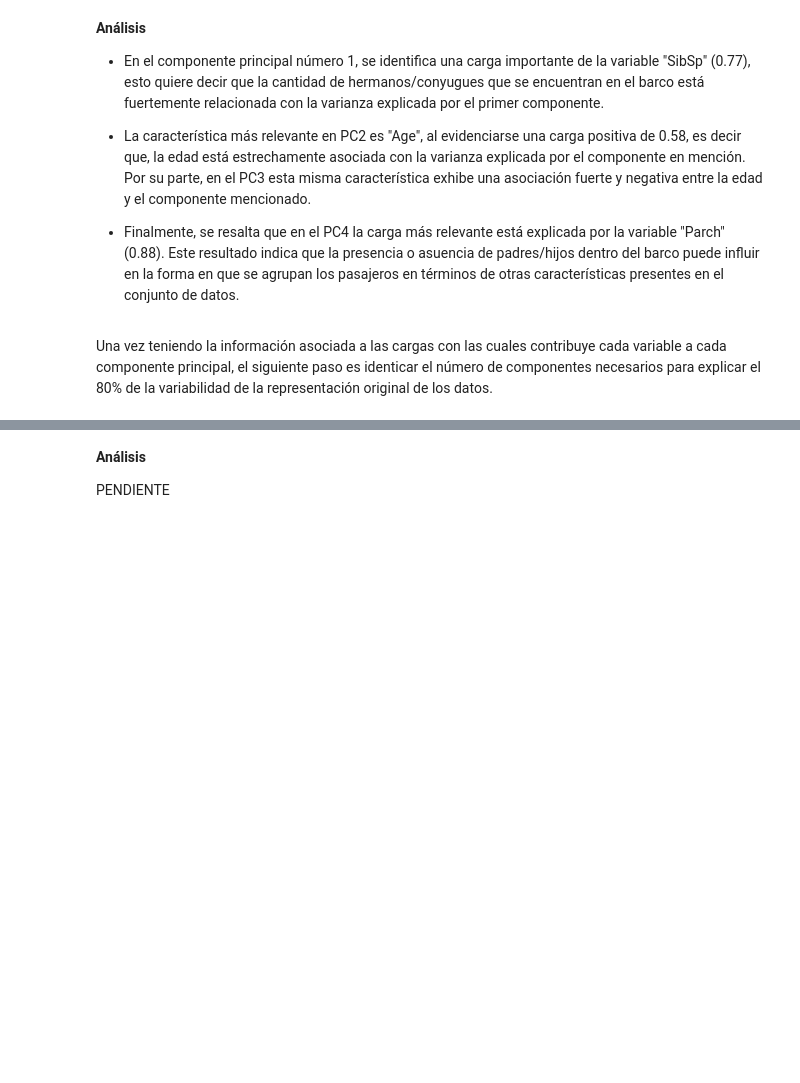
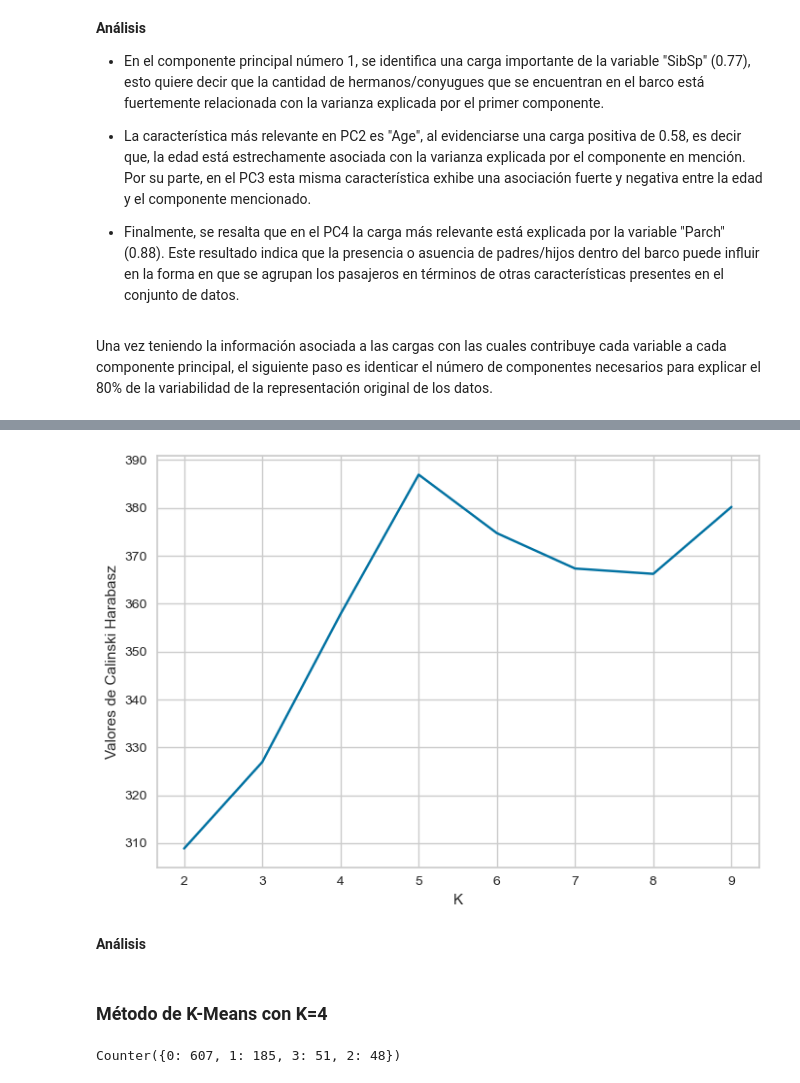
Before and after one commit to Daniel1martinez2/titanic-model-classification, a Jupyter notebook: PCA & K Means/main.ipynb, the cells around one changed output, grey strips where cells are left out. Cells and saved outputs as stored; diff of their text form; code cells hidden in the pictures; blank space fills up the shorter version.

```diff
--- a/PCA & K Means/main.ipynb
+++ b/PCA & K Means/main.ipynb
@@ -183,4 +370,18 @@ biplot(df_proyected, pca.components_, 0, 1, df_train_PCA_Norm.columns)
+# %%
+CHs = []
+for i in range(2,10) :
+    km = KMeans(n_clusters=i, random_state=0)
+    km.fit(df_pca)
+    CH = calinski_harabasz_score(df_pca, km.labels_)
+    CHs.append(CH)
+# %%
+plt.plot(range(2, 10), CHs)
+plt.ylabel("Valores de Calinski Harabasz")
+plt.xlabel("K")
+plt.show()
+# %% [output]
+[figure, added]
 # %% [markdown]
 **Análisis**
-
-PENDIENTE
+# %% [markdown]
+### Método de K-Means con K=4
@@ -186,0 +392,8 @@ PENDIENTE
+# %%
+from collections import Counter
+
+df_pca['Cluster']= clusters
+counter=Counter(clusters)
+print(counter)
+# %% [output]
+Counter({0: 607, 1: 185, 3: 51, 2: 48})
```
Also changed, not shown: parts of 24 cells of this notebook.
